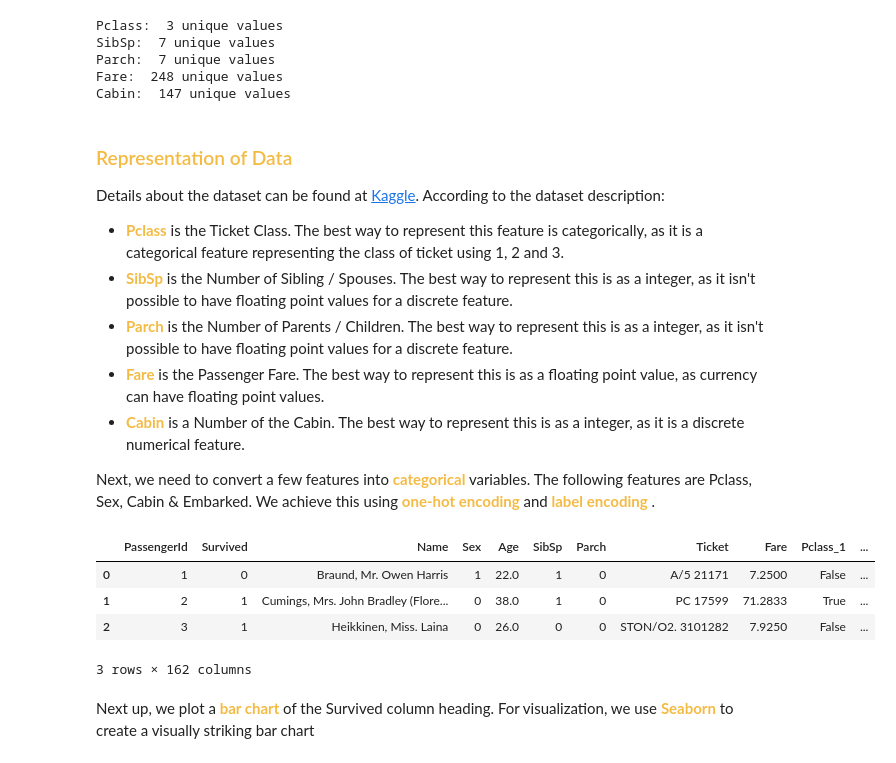
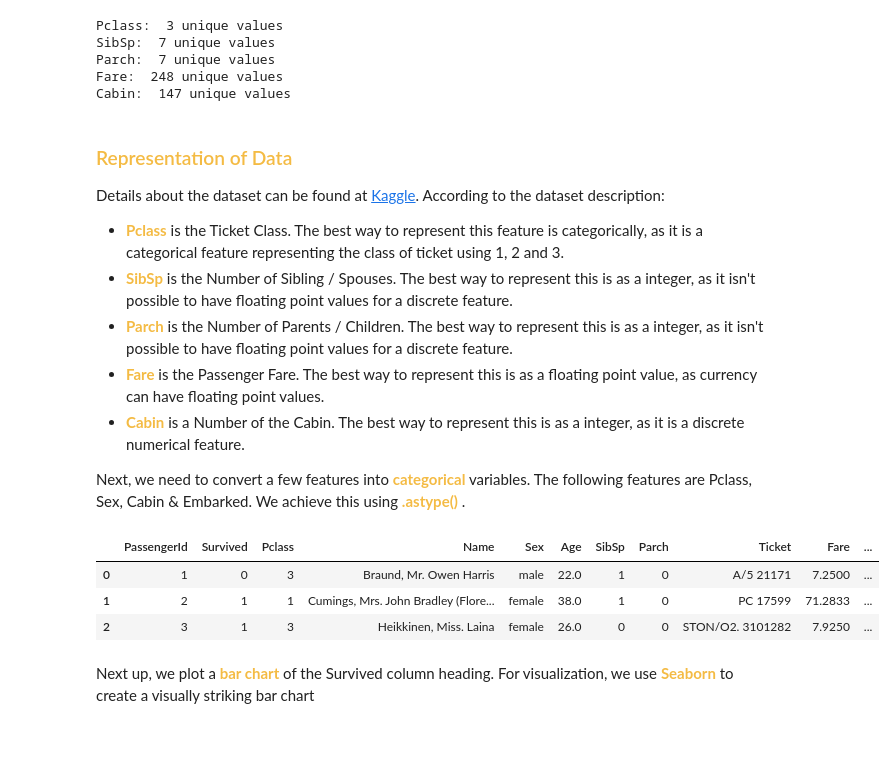
Before and after one commit to chowdhuryj-github/DataScienceDataAnalysis, a Jupyter notebook: wk_02/lab/titanic.ipynb, the cells around one changed output. Drawn from its saved outputs; the diff is of its cells as text; code cells hidden in the pictures.

```diff
--- a/wk_02/lab/titanic.ipynb
+++ b/wk_02/lab/titanic.ipynb
@@ -160,22 +194,27 @@ Details about the dataset can be found at [Kaggle](https://www.kaggle.com/c/tita
 - <font color = '#F4BB44'> **Fare** </font> is the Passenger Fare. The best way to represent this is as a floating point value, as currency can have floating point values.
 - <font color = '#F4BB44'> **Cabin** </font> is a Number of the Cabin. The best way to represent this is as a integer, as it is a discrete numerical feature.
 
-Next, we need to convert a few features into <font color = '#F4BB44'> **categorical** </font> variables. The following features are Pclass, Sex, Cabin & Embarked. We achieve this using <font color = '#F4BB44'> **one-hot  encoding**</font> and <font color = '#F4BB44'> **label encoding** </font>.
+Next, we need to convert a few features into <font color = '#F4BB44'> **categorical** </font> variables. The following features are Pclass, Sex, Cabin & Embarked. We achieve this using <font color = '#F4BB44'> **.astype()**  </font>.
 # %%
-# converting the sex column into a categorical feature using label encoding
-titanic_df['Sex'] = titanic_df['Sex'].apply(lambda x: 1 if x == 'male' else 0)
+# converting the Pclass variable into a categorical feature
+titanic_df['Pclass'] = titanic_df['Pclass'].astype('category')
 
-# converting the Pclass, Cabin & Embarked column sinto a categorical feature
-titanic_df = pd.get_dummies(titanic_df, columns=['Pclass', 'Cabin', 'Embarked'])
+# converting the Sex variable into a cateorical feature
+titanic_df['Sex'] = titanic_df['Sex'].astype('category')
+
+# converting the Cabin variable into a categorical feature
+titanic_df['Cabin'] = titanic_df['Cabin'].astype('category')
+
+# converting the Embarked variable into a categorical feature
+titanic_df['Embarked'] = titanic_df['Embarked'].astype('category')
 
 #viewing the titanic data frame
 titanic_df.head(3)
 # %% [output]
-|  | PassengerId | Survived | Name | Sex | Age | SibSp | Parch | Ticket | Fare | Pclass_1 | ... |
-| 0 | 1 | 0 | Braund, Mr. Owen Harris | 1 | 22.0 | 1 | 0 | A/5 21171 | 7.2500 | False | ... |
-| 1 | 2 | 1 | Cumings, Mrs. John Bradley (Flore... | 0 | 38.0 | 1 | 0 | PC 17599 | 71.2833 | True | ... |
-| 2 | 3 | 1 | Heikkinen, Miss. Laina | 0 | 26.0 | 0 | 0 | STON/O2. 3101282 | 7.9250 | False | ... |
+|  | PassengerId | Survived | Pclass | Name | Sex | Age | SibSp | Parch | Ticket | Fare | ... |
+| 0 | 1 | 0 | 3 | Braund, Mr. Owen Harris | male | 22.0 | 1 | 0 | A/5 21171 | 7.2500 | ... |
+| 1 | 2 | 1 | 1 | Cumings, Mrs. John Bradley (Flore... | female | 38.0 | 1 | 0 | PC 17599 | 71.2833 | ... |
+| 2 | 3 | 1 | 3 | Heikkinen, Miss. Laina | female | 26.0 | 0 | 0 | STON/O2. 3101282 | 7.9250 | ... |
-3 rows × 162 columns
 # %% [markdown]
 Next up, we plot a <font color = '#F4BB44'> **bar chart** </font> of the Survived column heading. For visualization, we use <font color = '#F4BB44'> **Seaborn** </font> to create a visually striking bar chart
 # %%
```
Also changed, not shown: parts of 14 cells of this notebook, 1 other file.
